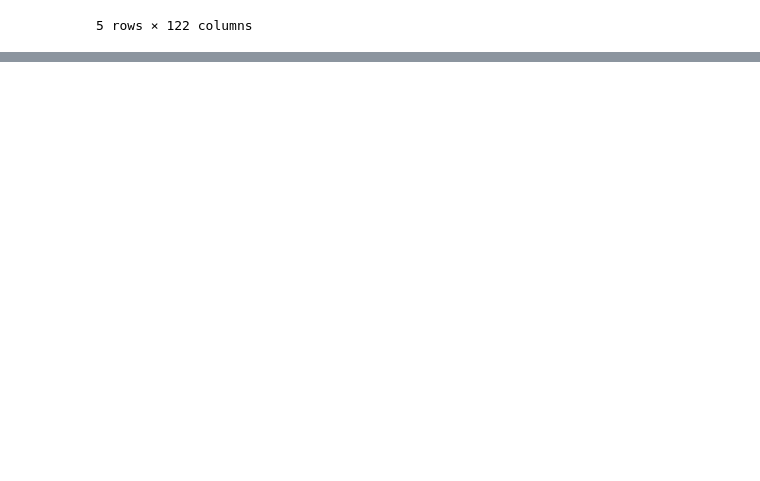
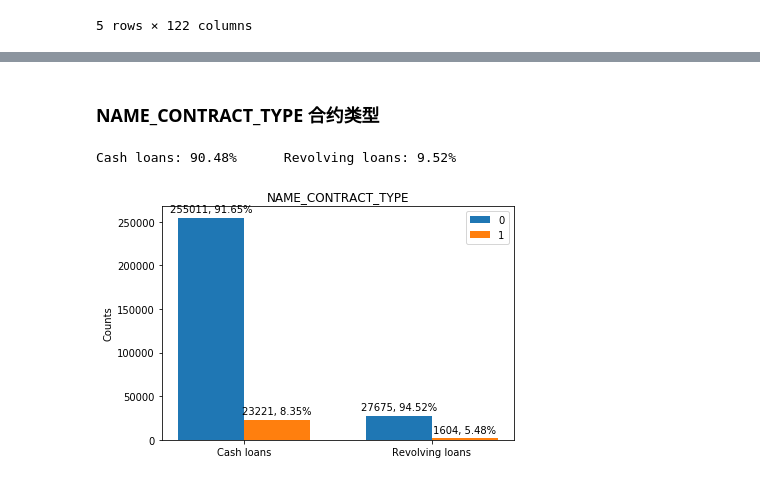
Before and after one commit to l0o0/HomeCredit, a Jupyter notebook: eda/EDA.ipynb, the cells around one changed output, grey strips where cells are left out. Cells and saved outputs as stored; diff of their text form; code cells hidden in the pictures; blank space fills up the shorter version.

```diff
--- a/eda/EDA.ipynb
+++ b/eda/EDA.ipynb
@@ -146,3 +103,0 @@ len(a.index)
-# %%
-for i in range(5):
-    print(a.index[i])
@@ -243,0 +106,39 @@ NAME_CONTRACT_TYPE --------------------
+# %%
+def barplot(variable):
+    grouped = application_train[['TARGET', variable, 'SK_ID_CURR']].groupby(by=[variable, 'TARGET'])
+    value_counts =  grouped['SK_ID_CURR'].agg('count')
+    y1, y2 = [[value_counts[i].get(j, 0) for i in sorted(set(value_counts.index.get_level_values(0)))]
+              for j in sorted(set(value_counts.index.get_level_values(1)))]
+    labels = sorted(set(value_counts.index.get_level_values(0)))
+    x = np.arange(len(labels))  # the label locations
+    width = 0.35  # the width of the bars
+
+    fig, ax = plt.subplots()
+    rects1 = ax.bar(x - width/2, y1, width, label='0')
+    rects2 = ax.bar(x + width/2, y2, width, label='1')
+
+    # Add some text for labels, title and custom x-axis tick labels, etc.
+    ax.set_ylabel('Counts')
+    ax.set_title(variable)
+    ax.set_xticks(x)
+    ax.set_xticklabels(labels)
+    ax.legend()
+
+    totals = [y1[_i] + y2[_i] for _i in range(len(y1))]
+    totals_rate = ['%s: %.2f%%' % (labels[i], j / sum(totals) * 100) for i, j in enumerate(totals)]
+
+    def autolabel(rects, totals):
+        for _i, rect in enumerate(rects):
+            height = rect.get_height()
+            #print(_i, height, totals)
+            ax.annotate('{}, {:.2f}%'.format(height, height/totals[_i]*100),
+                    xy=(rect.get_x() + rect.get_width() / 2, height),
+                    xytext=(0, 3),  # 3 points vertical offset
+                    textcoords="offset points",
+                    ha='center', va='bottom')
+
+    autolabel(rects1, totals)
+    autolabel(rects2, totals)
+    fig.tight_layout()
+    print('\t'.join(totals_rate))
+    plt.show()
@@ -243,0 +165,7 @@ NAME_CONTRACT_TYPE --------------------
+# %% [markdown]
+### NAME_CONTRACT_TYPE 合约类型
+# %%
+barplot('NAME_CONTRACT_TYPE')
+# %% [output]
+Cash loans: 90.48%      Revolving loans: 9.52%
+[figure, added]
```
Also changed, not shown: parts of 46 cells of this notebook.
